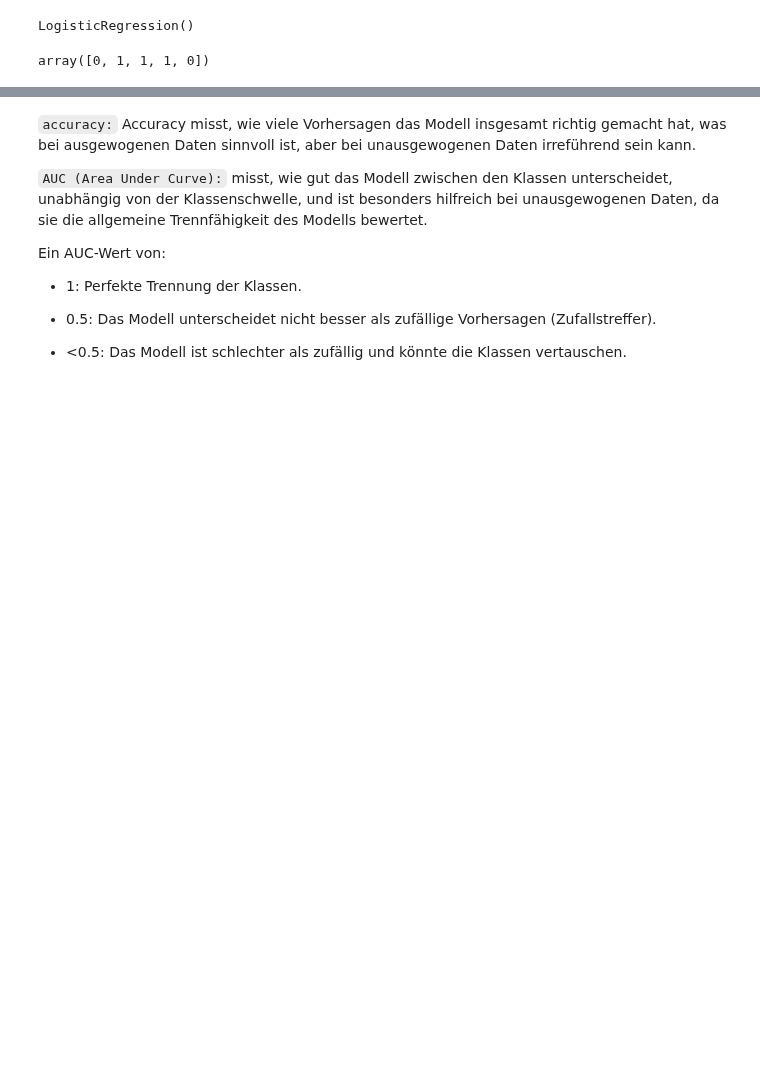
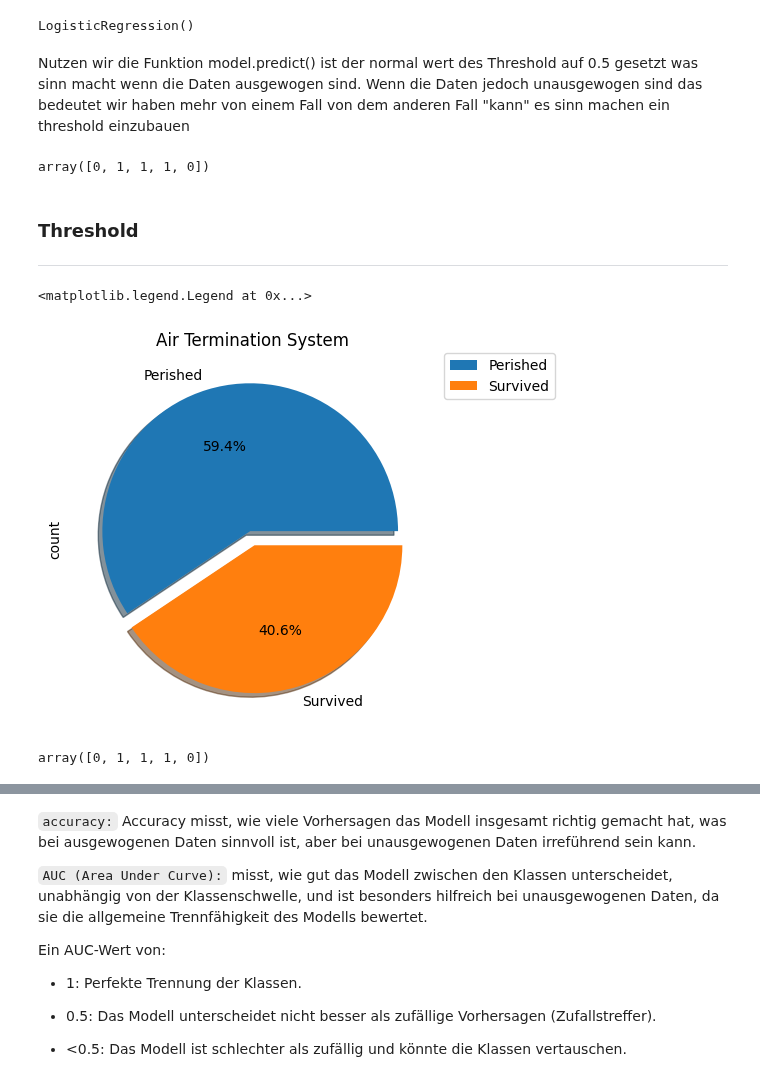
Before and after one commit to RiccardoDAndrea/Python-Crashkurs, a Jupyter notebook: Python_Log.ipynb, the cells around one changed output, grey strips where cells are left out. Drawn from its saved outputs; the diff is of its cells as text; code cells hidden in the pictures; blank space fills up the shorter version.

```diff
--- a/Python_Log.ipynb
+++ b/Python_Log.ipynb
@@ -468,8 +468,41 @@ model = LogisticRegression()
 model.fit(X, y)
 # %% [output]
 LogisticRegression()
+# %% [markdown]
+Nutzen wir die Funktion model.predict() ist der normal wert des Threshold auf 0.5 gesetzt was sinn macht wenn die Daten ausgewogen sind.
+Wenn die Daten jedoch unausgewogen sind das bedeutet wir haben mehr von einem Fall von dem anderen Fall "kann" es sinn machen ein threshold einzubauen
 # %%
 y_pred = model.predict(X)
 y_pred[:5]
 # %% [output]
 array([0, 1, 1, 1, 0])
+# %% [markdown]
+### Threshold
+---
+# %%
+data = y.value_counts()
+labels = ['Perished', 'Survived']
+ax = data.plot(kind="pie",
+               autopct='%1.1f%%',
+               shadow=True,
+               explode=[0.05, 0.05],
+               legend=True, title='Air Termination System',
+               labels=labels)
+
+ax.legend(bbox_to_anchor=(1, 1.02), loc='upper left')
+# %% [output]
+<matplotlib.legend.Legend at 0x...>
+[figure, added]
+# %%
+# Schritt 1: Vorhersagenwahrscheinlichkeiten bekommen
+y_pred_proba = model.predict_proba(X)[:, 1]  # Wahrscheinlichkeiten für die positive Klasse (z.B. Überlebende)
+
+# Schritt 2: Definiere einen neuen, niedrigeren Schwellenwert
+threshold = 0.4  # Beispiel: Setze den Schwellenwert auf 0.3
+
+# Schritt 3: Klassifiziere basierend auf dem neuen Schwellenwert
+y_pred_new_threshold = (y_pred_proba >= threshold).astype(int)
+
+y_pred_new_threshold[:5]
+# %% [output]
+array([0, 1, 1, 1, 0])
```
Also changed, not shown: parts of 3 cells of this notebook.
